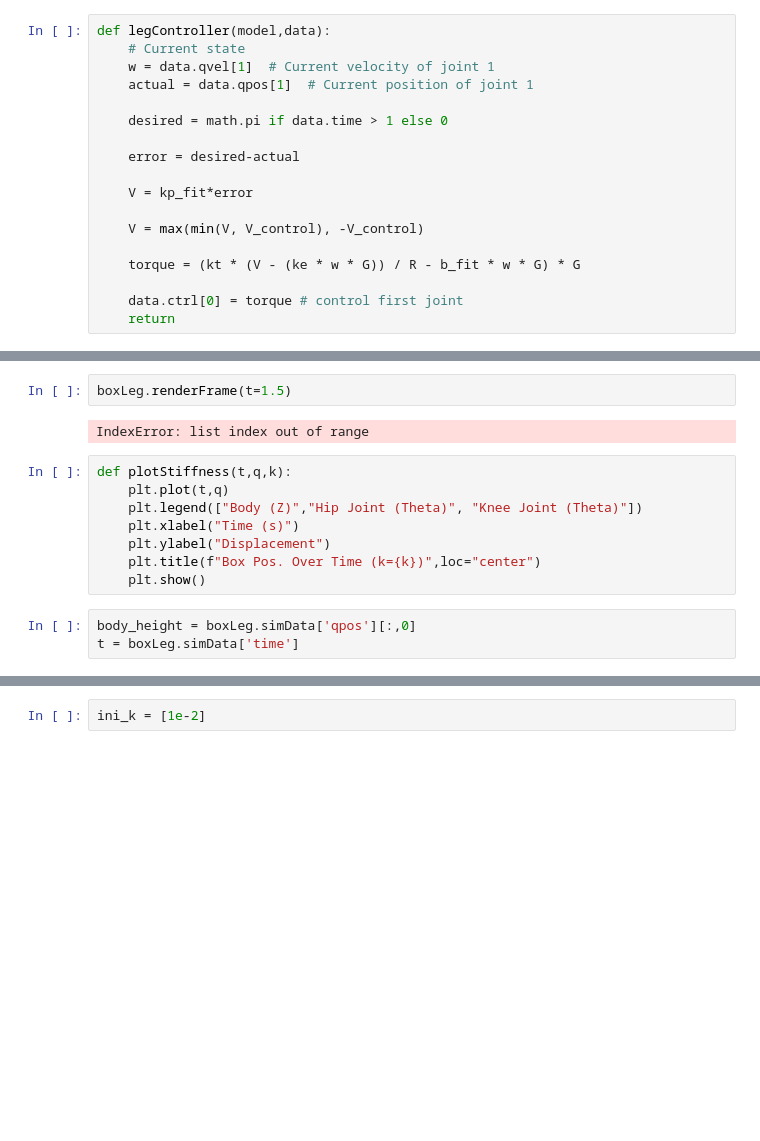
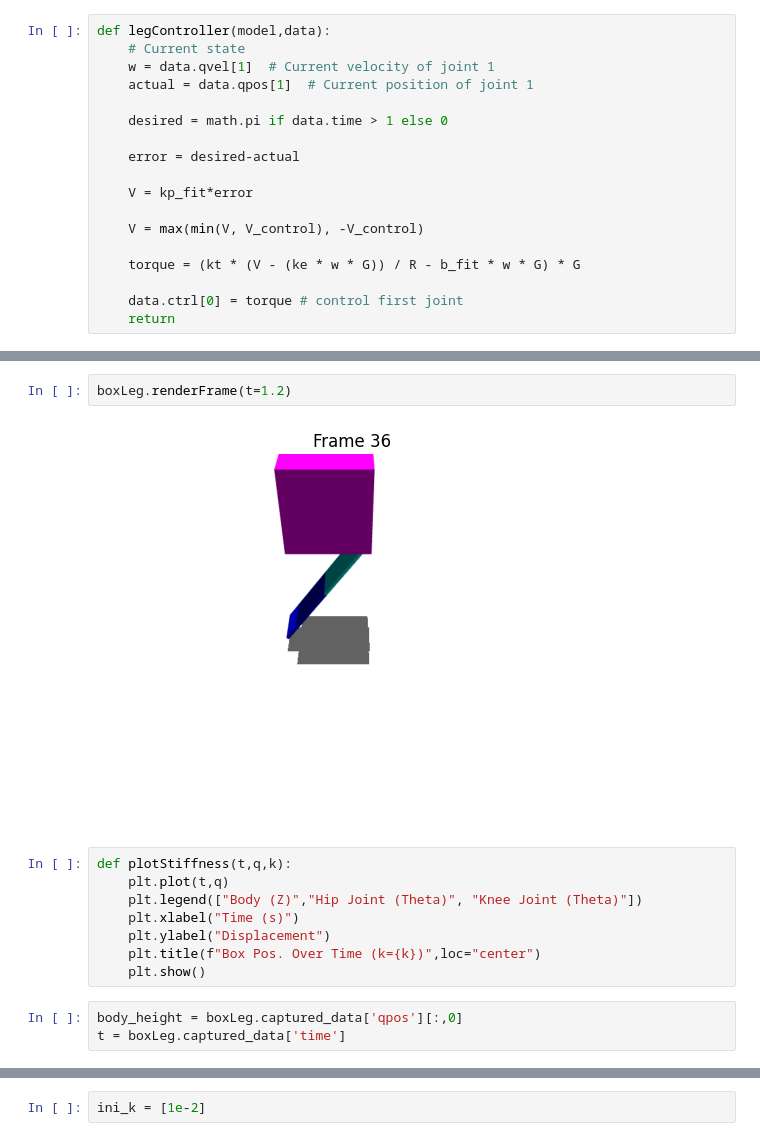
Before and after one commit to MGross21/mujoco-toolbox, a Jupyter notebook: CodeExample.ipynb, the cells around one changed output, grey strips where cells are left out. Drawn from its saved outputs; the diff is of its cells as text; blank space fills up the shorter version.

```diff
--- a/CodeExample.ipynb
+++ b/CodeExample.ipynb
@@ -139,9 +139,9 @@ boxLeg.renderMedia()
 # %% [output]
 [interactive output not drawn]
 # %%
-boxLeg.renderFrame(t=1.5)
+boxLeg.renderFrame(t=1.2)
 # %% [output]
-IndexError: list index out of range
+[figure, added]
 # %%
 def plotStiffness(t,q,k):
     plt.plot(t,q)
@@ -151,8 +151,8 @@ def plotStiffness(t,q,k):
     plt.title(f"Box Pos. Over Time (k={k})",loc="center")
     plt.show()
 # %%
-body_height = boxLeg.simData['qpos'][:,0]
-t = boxLeg.simData['time']
+body_height = boxLeg.captured_data['qpos'][:,0]
+t = boxLeg.captured_data['time']
 # %%
 plotStiffness(t,body_height,k=1)
 # %% [output]
```
Also changed, not shown: parts of 8 cells of this notebook, 4 other files.
